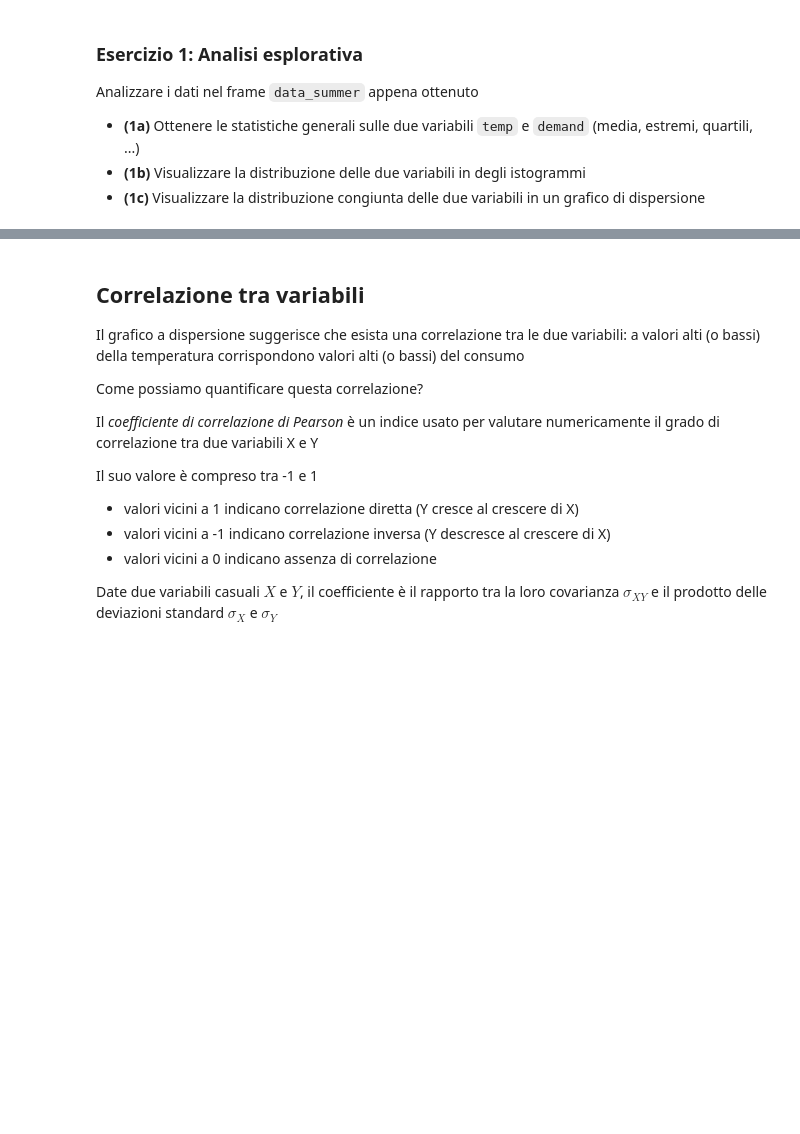
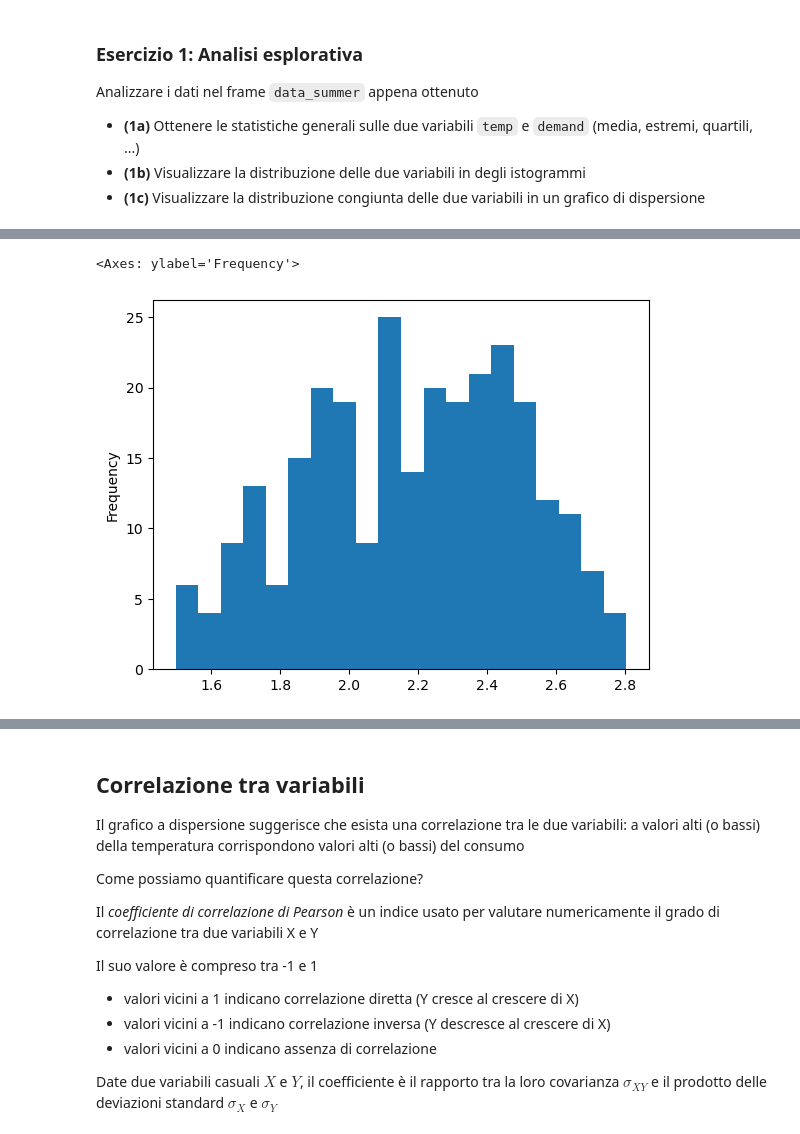
Before and after one commit to Dear-Luca/Data-Intensive-Applications, a Jupyter notebook: linear_regression/Regressione_Lineare.ipynb, the cells around one changed output, grey strips where cells are left out. Drawn from its saved outputs; the diff is of its cells as text; code cells hidden in the pictures; blank space fills up the shorter version.

```diff
--- a/linear_regression/Regressione_Lineare.ipynb
+++ b/linear_regression/Regressione_Lineare.ipynb
@@ -148,0 +171,5 @@ Analizzare i dati nel frame `data_summer` appena ottenuto
+# %%
+data_summer["demand"].plot.hist(bins=20)
+# %% [output]
+<Axes: ylabel='Frequency'>
+[figure, added]
```
Also changed, not shown: parts of 19 cells of this notebook, 1 other file.
